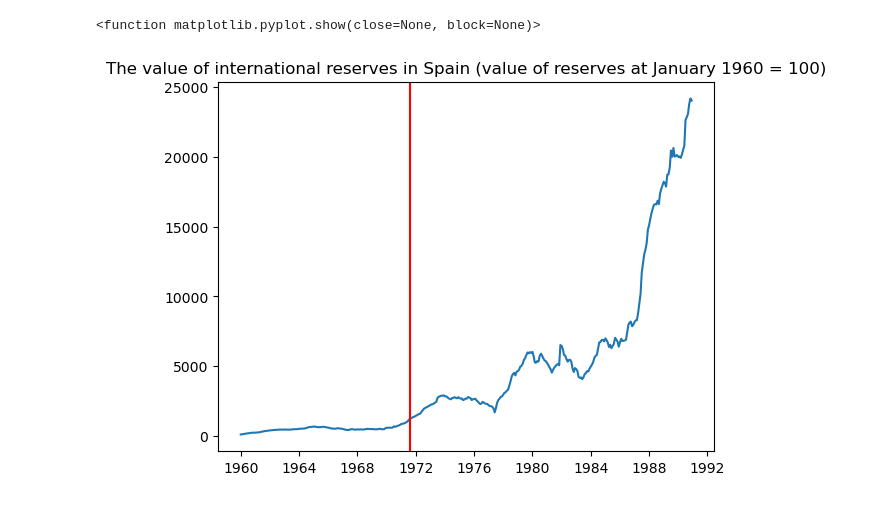
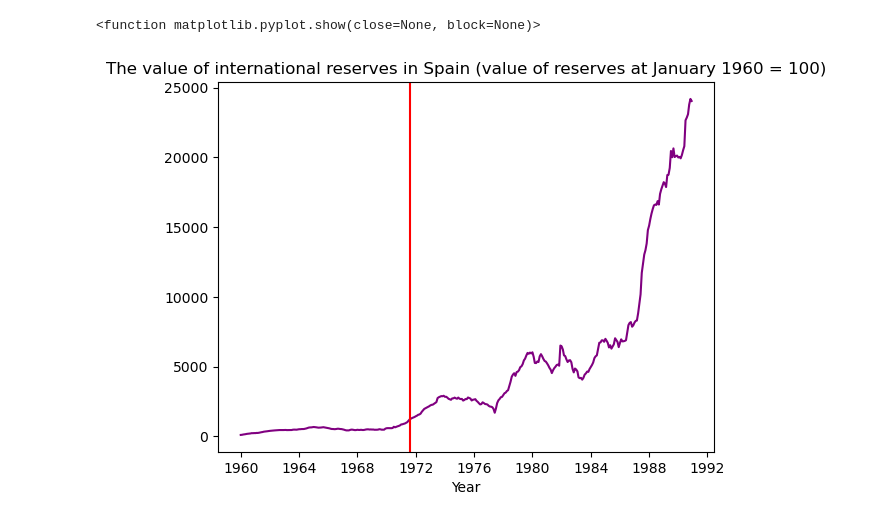
Before and after one commit to sophie-hy-fung/spain-bretton-woods, a Jupyter notebook: data_cleaning.ipynb, the cells around one changed output. Drawn from its saved outputs; the diff is of its cells as text; code cells hidden in the pictures.

```diff
--- a/data_cleaning.ipynb
+++ b/data_cleaning.ipynb
@@ -134,9 +104,10 @@ plt.show
 # %%
-plt.plot(sp_us_df['Month'], sp_us_df['Spain_International_Reserves_Index'])
+plt.plot(sp_us_df['Month'], sp_us_df['Spain_International_Reserves_Index'], color='purple')
 plt.axvline(x = datetime.datetime(1971, 8, 1), color='r')
 plt.title('The value of international reserves in Spain (value of reserves at January 1960 = 100)')
+plt.xlabel('Year')
 plt.savefig('figures/Spain_International_Reserves_Index.pdf')
 plt.show
 # %% [output]
 <function matplotlib.pyplot.show(close=None, block=None)>
-[figure, old version]
+[figure, new version]
```
Also changed, not shown: parts of 9 cells of this notebook, 4 other files.
